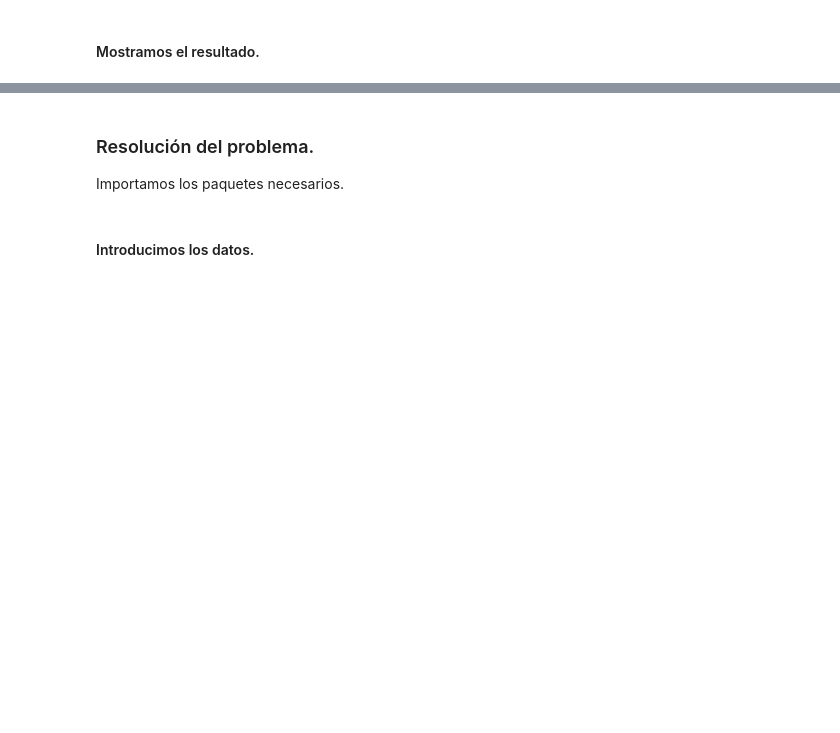
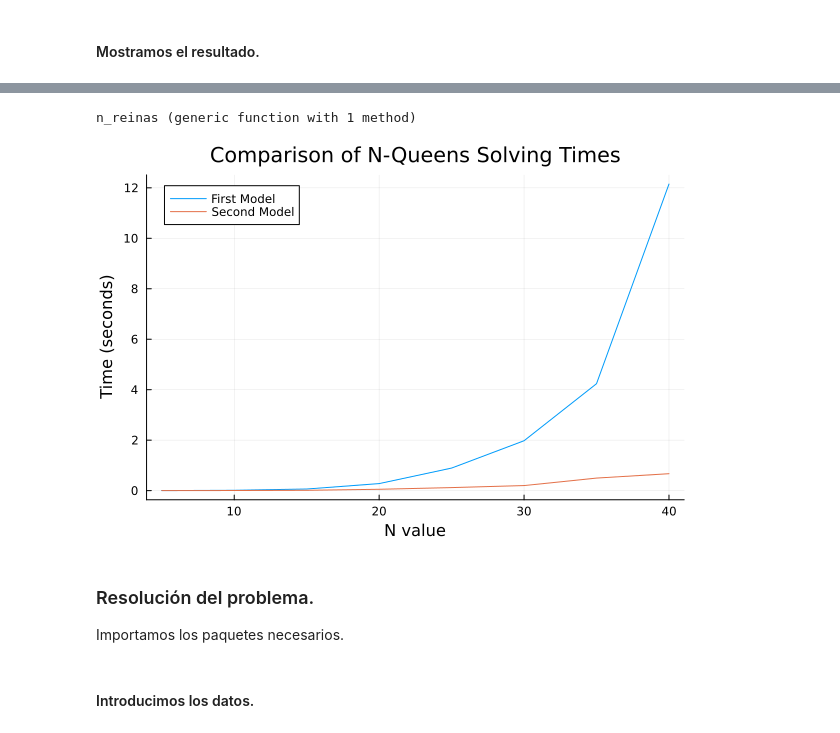
Before and after one commit to Saul-Sosa-Diaz/Ingenieria-Logistica, a Jupyter notebook: Nueve_Reinas.ipynb, the cells around one changed output, grey strips where cells are left out. Drawn from its saved outputs; the diff is of its cells as text; code cells hidden in the pictures; blank space fills up the shorter version.

```diff
--- a/Nueve_Reinas.ipynb
+++ b/Nueve_Reinas.ipynb
@@ -103,3 +154,60 @@ plot_nqueens(result)
+# %%
+function n_reinas(n)
+    # Crear el modelo usando GLPK como solver
+    modelo = Model(GLPK.Optimizer)
+
+    # Variables binarias: x[i,j] = 1 si hay reina en la fila i, columna j. 0 en caso contrario
+    @variable(modelo, x[1:n, 1:n], Bin)
+
+    # Restricción: Solo una reina por fila
+    for i in 1:n
+        @constraint(modelo, sum(x[i, j] for j in 1:n) == 1)
+    end
+
+    # Restricción: Solo una reina por columna
+    for j in 1:n
+        @constraint(modelo, sum(x[i, j] for i in 1:n) == 1)
+    end
+
+    # Restricción: Solo una reina por diagonal descendente
+    for d in 2:2n
+        @constraint(modelo, sum(x[i, j] for i in 1:n for j in 1:n if i + j == d) <= 1)
+    end
+
+    # Restricción: Solo una reina por diagonal ascendente
+    for d in 1-n:n-1
+        @constraint(modelo, sum(x[i, j] for i in 1:n for j in 1:n if i - j == d) <= 1)
+    end
+
+    # Resolver el modelo
+    optimize!(modelo)
+    return value.(x), solve_time(modelo)
+end
+# %% [output]
+n_reinas (generic function with 1 method)
+# %%
+times = []
+max_n = 40
+for n in 5:5:max_n # Generates an array of 5 to 40 in 5 by 5
+    firstModel, timeFirstModel = solve_nqueens(n)
+    resultSecondModel, timeSecondModel = n_reinas(n)
+    push!(times, [timeFirstModel, timeSecondModel])
+end
+# %%
+n_values = 5:5:max_n
+
+# Descomponer "times" en dos listas para cada modelo
+timesFirstModel = [t[1] for t in times]
+timesSecondModel = [t[2] for t in times]
+
+# Crear el plot
+plt = plot(n_values, timesFirstModel, label="First Model", line=:solid, xlabel="N value", ylabel="Time (seconds)", title="Comparison of N-Queens Solving Times")
+plot!(n_values, timesSecondModel, label="Second Model", line=:solid)
+
+# Mostrar el plot
+display(plt)
+# %% [output]
+[figure, added]
 # %% [markdown]
 ### Resolución del problema.
 Importamos los paquetes necesarios.
```
Also changed, not shown: parts of 11 cells of this notebook.
